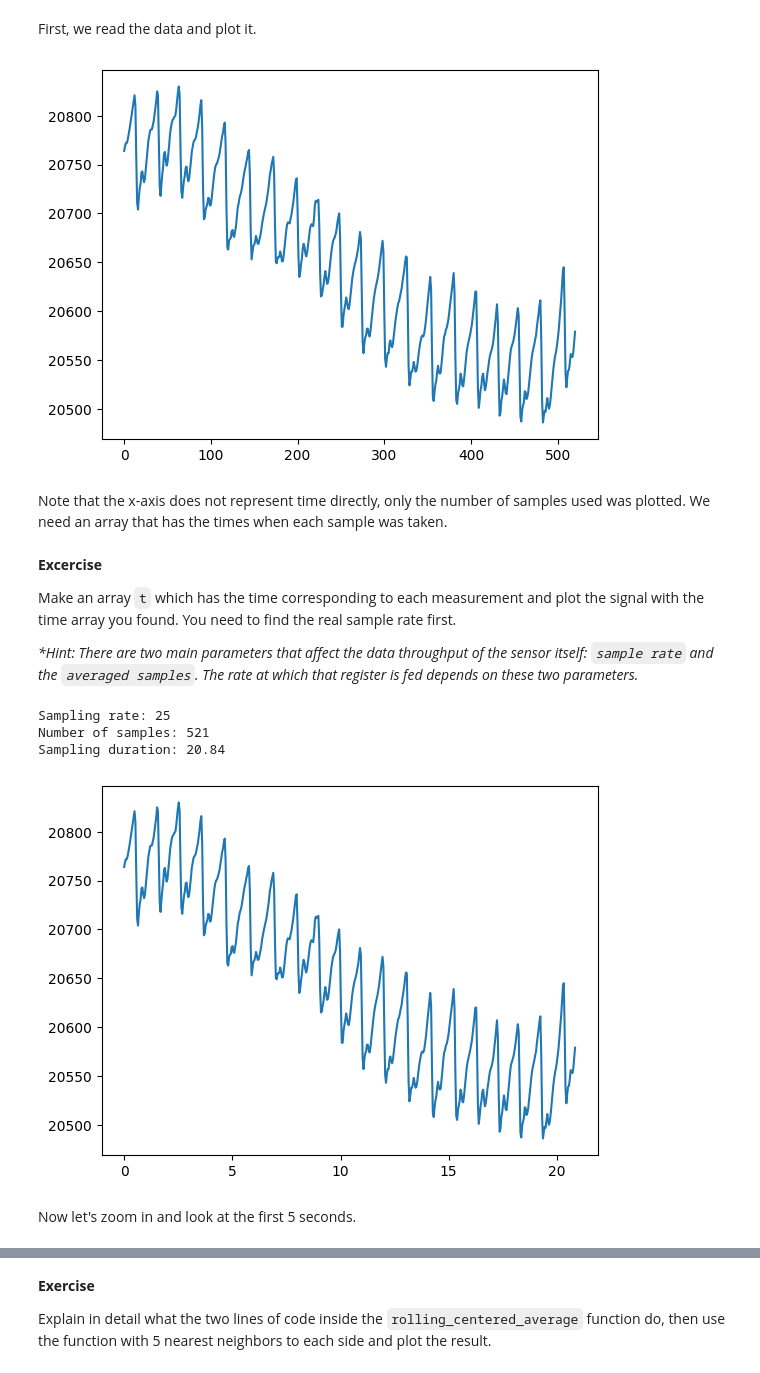
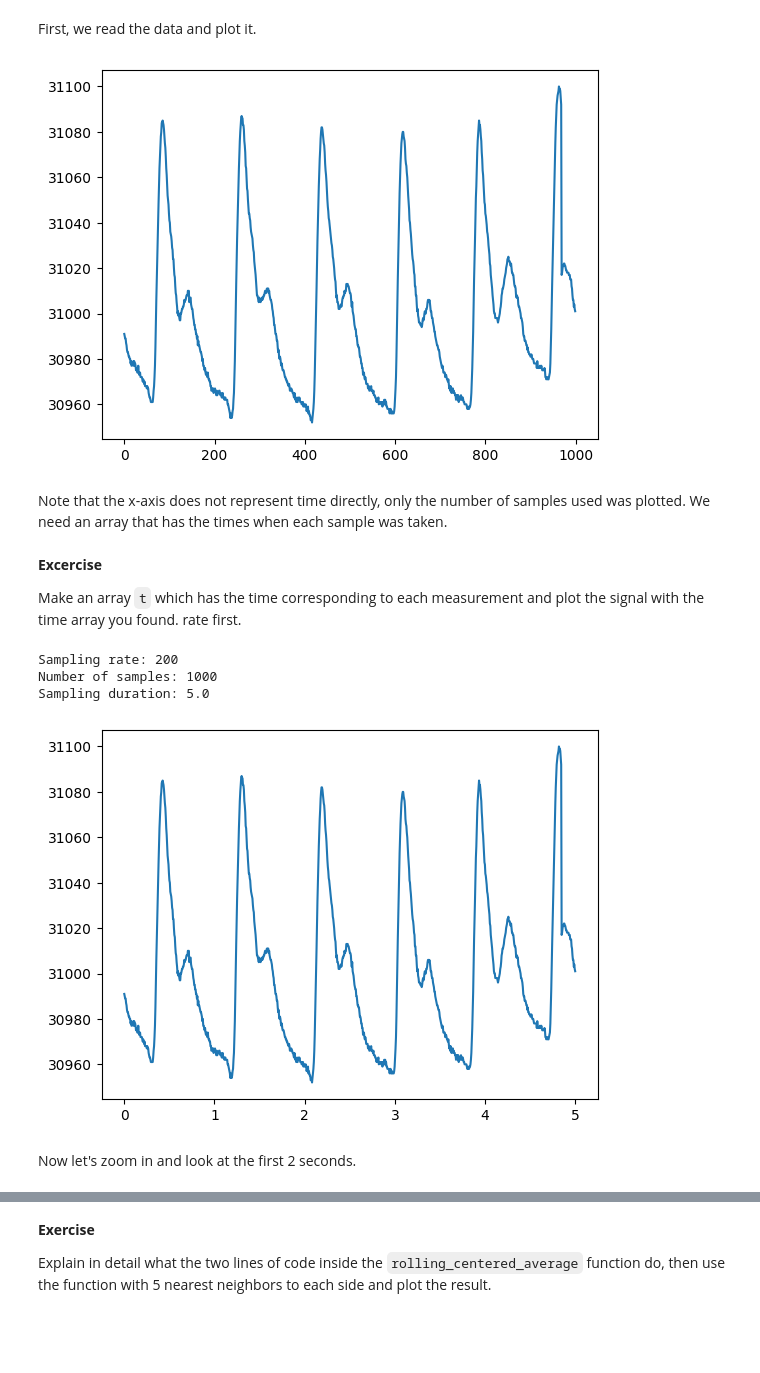
Before and after one commit to TheDataScienceLabs/DSLab_Probability, a Jupyter notebook: lab1.ipynb, the cells around one changed output, grey strips where cells are left out. Cells and saved outputs as stored; diff of their text form; code cells hidden in the pictures; blank space fills up the shorter version.

```diff
--- a/lab1.ipynb
+++ b/lab1.ipynb
@@ -82,43 +126,39 @@ First, we read the data and plot it.
 # %%
 import numpy as np
 import matplotlib.pyplot as plt
+%matplotlib inline
 
-y = np.loadtxt("example_heartbeat.txt")  # heartbeat data
-y = np.loadtxt("data_ppg.txt") # samplerate 25
-#y = np.loadtxt("data_ppg_new.txt")
-
+#y = np.loadtxt("heartbeat_ini.txt")
+y = np.loadtxt("heartbeat_backup.txt")
 plt.plot(y)
 plt.show()
 # %% [output]
-[figure, old version]
+[figure, new version]
 # %% [markdown]
 Note that the x-axis does not represent time directly, only the number of samples used was plotted. We need an array that has the times when each sample was taken.
 # %% [markdown]
 **Excercise**
 
-Make an array `t` which has the time corresponding to each measurement and plot the signal with the time array you found. You need to find the real sample rate first.
-
-_*Hint: There are two main parameters that affect the data throughput of the sensor itself: `sample rate` and the `averaged samples`. The rate at which that register is fed depends on these two parameters._
+Make an array `t` which has the time corresponding to each measurement and plot the signal with the time array you found. rate first.
 # %%
 # ENTER YOUR CODE HERE
-
-sampling_rate = 25 # depends of the sample rate and the averaged samples parameters
-number_of_samples = len(y)
-sampling_duration = number_of_samples/sampling_rate
+sampling_rate = 200 # You must fill this in as before!
+number_of_samples = len(y)  # You must fill this in as before!
+sampling_duration = number_of_samples/sampling_rate # You must fill this in as before!
 print('Sampling rate:', sampling_rate)
 print('Number of samples:', number_of_samples)
 print('Sampling duration:', sampling_duration)
 
-t = np.linspace(0,sampling_duration,number_of_samples) # ANSWER HERE
+t = np.linspace(0, sampling_duration, number_of_samples) # ANSWER HERE
 
 plt.plot(t, y)
 plt.show()
 # %% [output]
-Sampling rate: 25
-Number of samples: 521
-Sampling duration: 20.84
+Sampling rate: 200
+Number of samples: 1000
+Sampling duration: 5.0
-[figure, old version]
+[figure, new version]
 # %% [markdown]
-Now let's zoom in and look at the first 5 seconds.
+Now let's zoom in and look at the first 2 seconds.
 # %%
 plt.plot(t, y)
```
Also changed, not shown: parts of 54 cells of this notebook, 3 other files.
